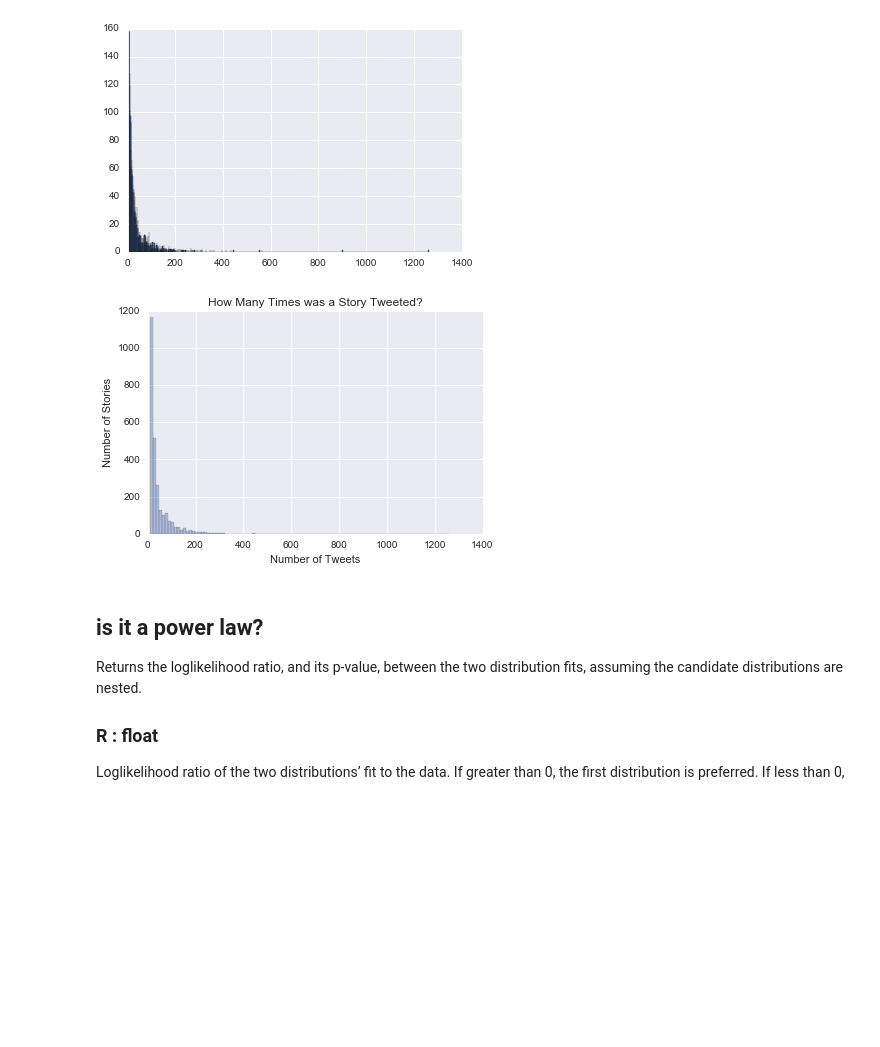
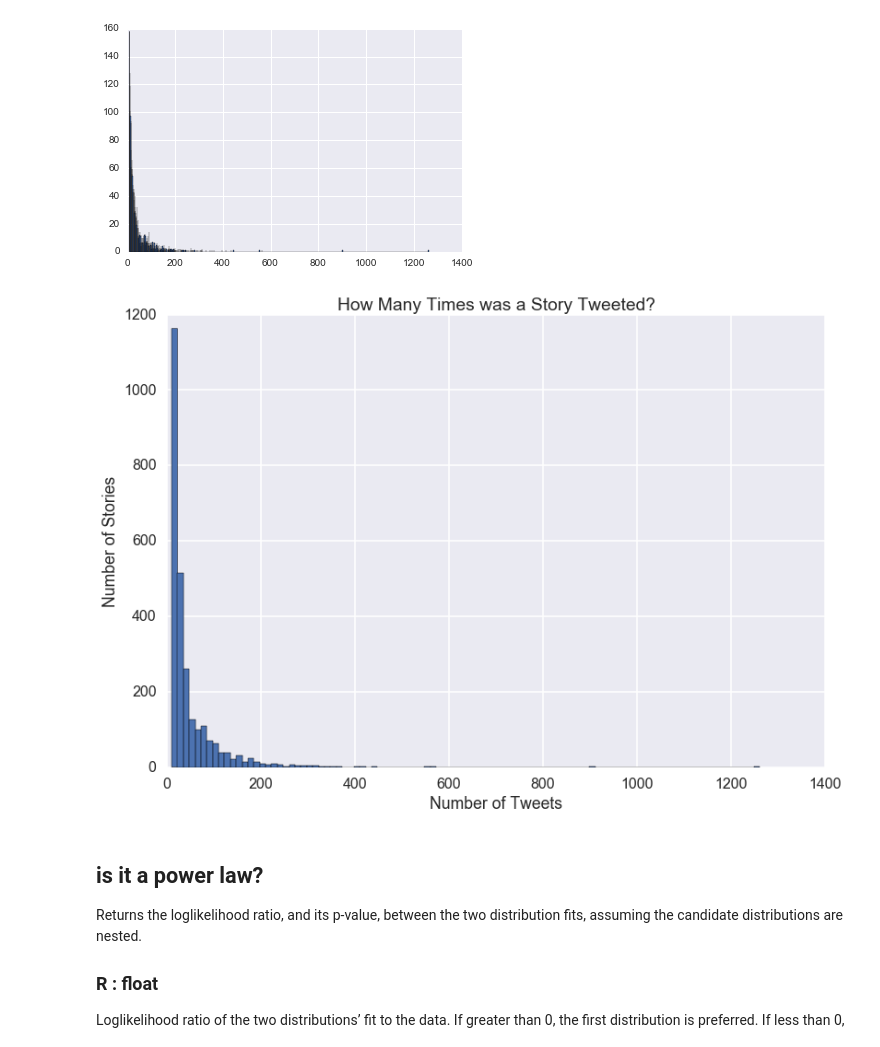
Before and after one commit to sbchou/thesis-extend, a Jupyter notebook: ANALYSIS/TweetVolume.ipynb, the cells around one changed output. Drawn from its saved outputs; the diff is of its cells as text; code cells hidden in the pictures; blank space fills up the shorter version.

```diff
--- a/ANALYSIS/TweetVolume.ipynb
+++ b/ANALYSIS/TweetVolume.ipynb
@@ -49,13 +51,16 @@ plt.hist(df.num_tweets, bins=2000)
 # %%
 numtweets = list(df.num_tweets)
 numtweets.sort(reverse=True)
-sns.distplot(numtweets, kde=False, rug=False, bins=100);
-plt.title("How Many Times was a Story Tweeted?")
-plt.ylabel("Number of Stories")
-plt.xlabel("Number of Tweets")
-plt.savefig("FIGS/CORR/num_tweets_dist.png")
+#plt.style.use('fivethirtyeight')
+with plt.style.context(('seaborn-poster')):
+    #sns.distplot(numtweets, kde=False, rug=False, bins=100);
+    plt.hist(numtweets, bins=100)
+    plt.title("How Many Times was a Story Tweeted?")
+    plt.ylabel("Number of Stories")
+    plt.xlabel("Number of Tweets")
+    #plt.savefig("FIGS/CORR/num_tweets_dist.png")
 # %% [output]
-[figure, old version]
+[figure, new version]
 # %% [markdown]
 ## is it a power law?
 Returns the loglikelihood ratio, and its p-value, between the two distribution fits, assuming the candidate distributions are nested.
```
Also changed, not shown: parts of 8 cells of this notebook, 7 other files.
